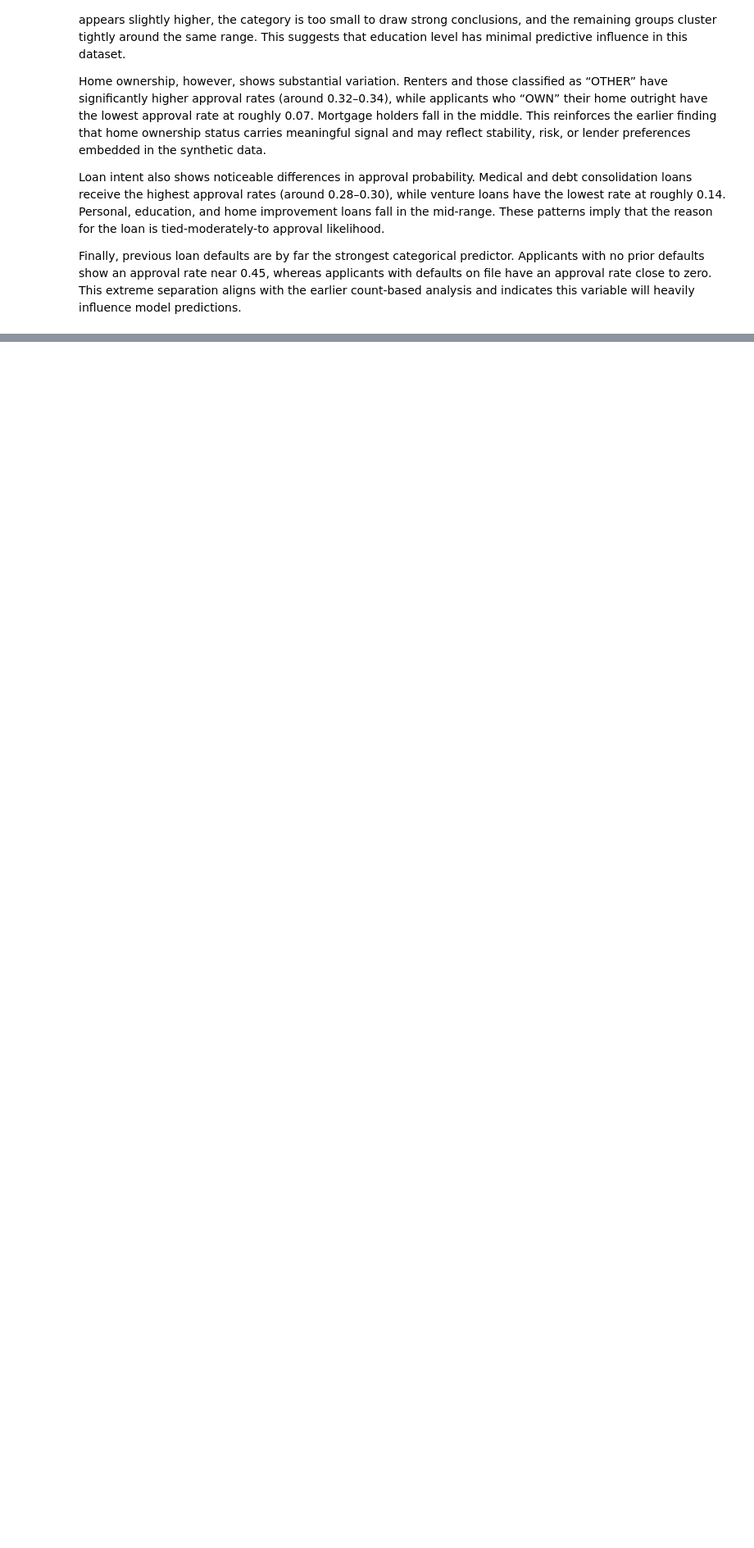
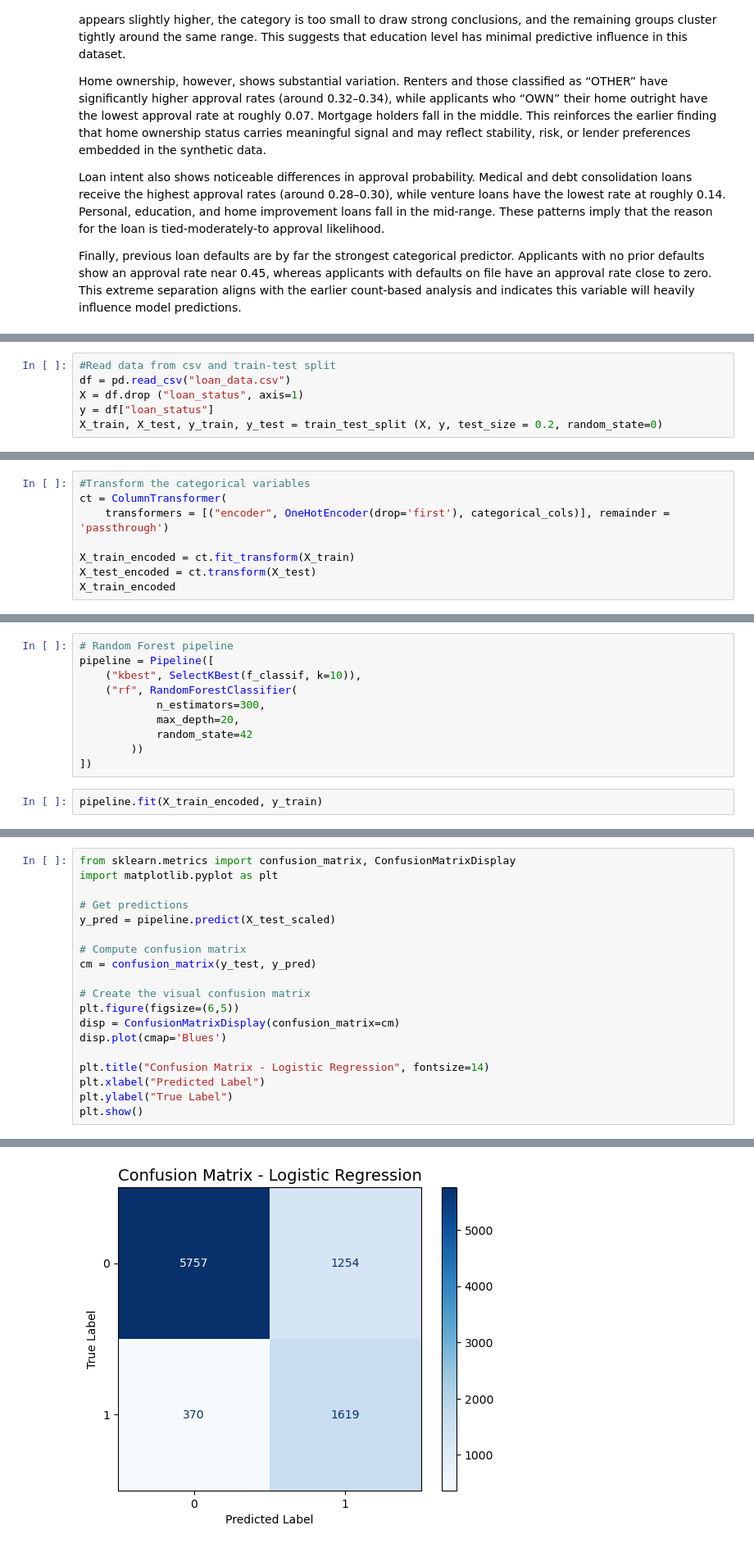
Before and after one commit to samstrc/AppliedML_FinalProj, a Jupyter notebook: loan_approval.ipynb, the cells around one changed output, grey strips where cells are left out. Shown: that part at 82% size. Cells and saved outputs as stored; diff of their text form; blank space fills up the shorter version.

```diff
--- a/loan_approval.ipynb
+++ b/loan_approval.ipynb
@@ -372,0 +479,6 @@ Finally, previous loan defaults are by far the strongest categorical predictor.
+# %%
+#Read data from csv and train-test split
+df = pd.read_csv("loan_data.csv")
+X = df.drop ("loan_status", axis=1)
+y = df["loan_status"]
+X_train, X_test, y_train, y_test = train_test_split (X, y, test_size = 0.2, random_state=0)
@@ -372,0 +500,8 @@ Finally, previous loan defaults are by far the strongest categorical predictor.
+# %%
+#Transform the categorical variables
+ct = ColumnTransformer(
+    transformers = [("encoder", OneHotEncoder(drop='first'), categorical_cols)], remainder = 'passthrough')
+
+X_train_encoded = ct.fit_transform(X_train)
+X_test_encoded = ct.transform(X_test)
+X_train_encoded
@@ -372,0 +516,12 @@ Finally, previous loan defaults are by far the strongest categorical predictor.
+# %%
+# Random Forest pipeline
+pipeline = Pipeline([
+    ("kbest", SelectKBest(f_classif, k=10)),
+    ("rf", RandomForestClassifier(
+            n_estimators=300,
+            max_depth=20,
+            random_state=42
+        ))
+])
+# %%
+pipeline.fit(X_train_encoded, y_train)
@@ -372,0 +543,20 @@ Finally, previous loan defaults are by far the strongest categorical predictor.
+# %%
+from sklearn.metrics import confusion_matrix, ConfusionMatrixDisplay
+import matplotlib.pyplot as plt
+
+# Get predictions
+y_pred = pipeline.predict(X_test_scaled)
+
+# Compute confusion matrix
+cm = confusion_matrix(y_test, y_pred)
+
+# Create the visual confusion matrix
+plt.figure(figsize=(6,5))
+disp = ConfusionMatrixDisplay(confusion_matrix=cm)
+disp.plot(cmap='Blues')
+
+plt.title("Confusion Matrix - Logistic Regression", fontsize=14)
+plt.xlabel("Predicted Label")
+plt.ylabel("True Label")
+plt.show()
+# %% [output]
@@ -372,0 +564 @@ Finally, previous loan defaults are by far the strongest categorical predictor.
+[figure, added]
```
Also changed, not shown: parts of 21 cells of this notebook.
